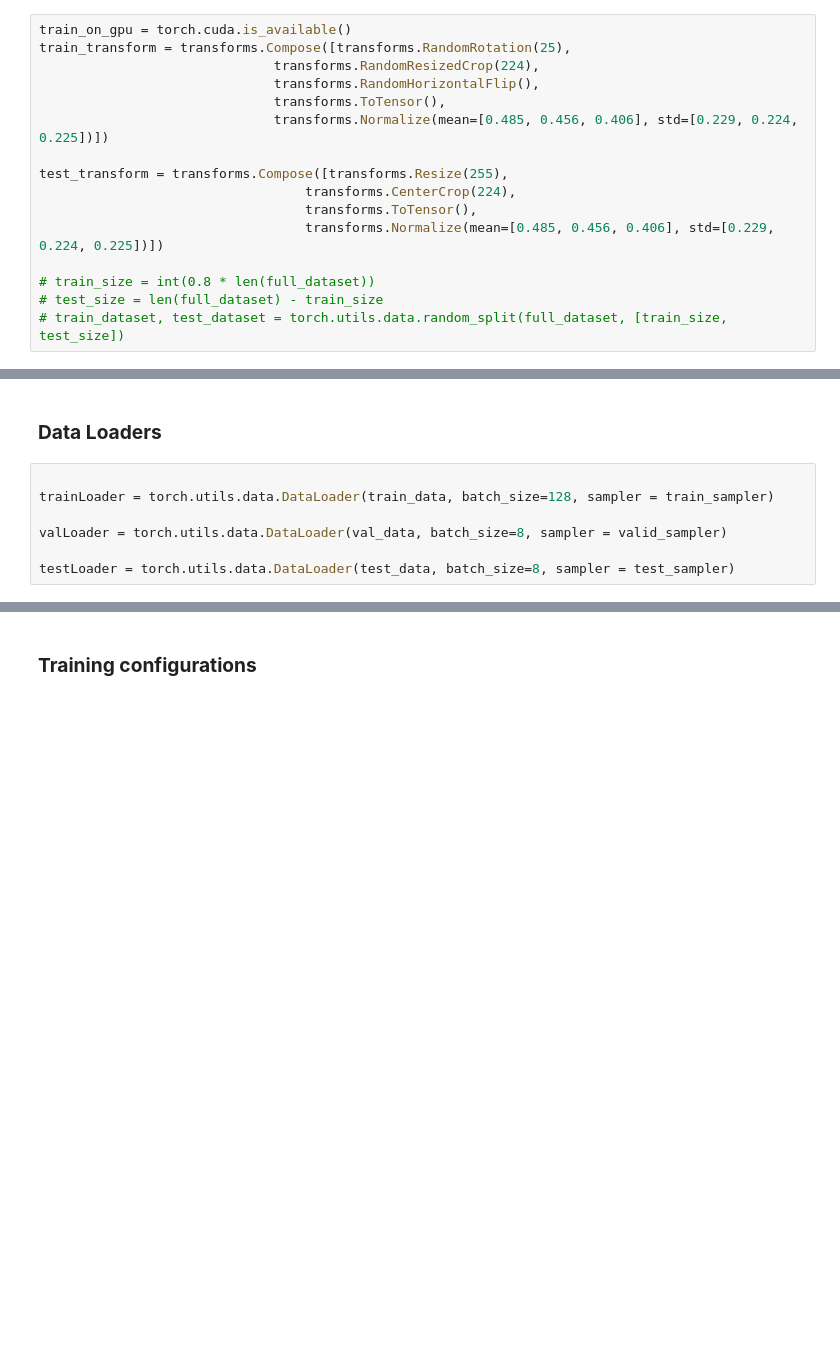
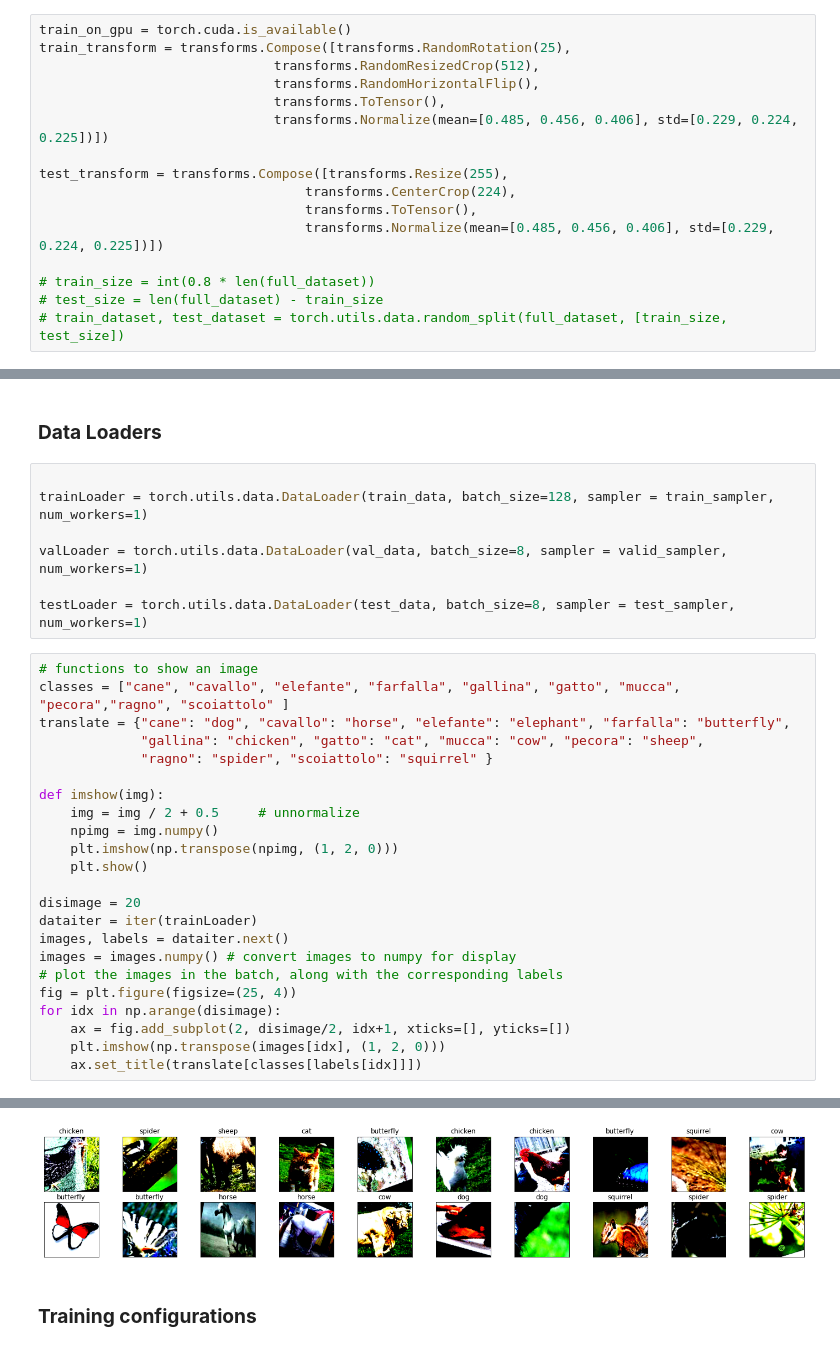
Before and after one commit to adnan119/Pytorch-Projects, a Jupyter notebook: InceptionNet/InceptionNet.ipynb, the cells around one changed output, grey strips where cells are left out. Drawn from its saved outputs; the diff is of its cells as text; blank space fills up the shorter version.

Commit message:
added image visualizations

```diff
--- a/InceptionNet/InceptionNet.ipynb
+++ b/InceptionNet/InceptionNet.ipynb
@@ -230,7 +245,7 @@ for dirname, _, filenames in os.walk('./raw-img/'):
 # %%
 train_on_gpu = torch.cuda.is_available()
 train_transform = transforms.Compose([transforms.RandomRotation(25),
-                              transforms.RandomResizedCrop(224),
+                              transforms.RandomResizedCrop(512),
                               transforms.RandomHorizontalFlip(),
                               transforms.ToTensor(),
                               transforms.Normalize(mean=[0.485, 0.456, 0.406], std=[0.229, 0.224, 0.225])])
@@ -293,8 +308,32 @@ print(len(test_sampler))
 ### **Data Loaders**
 # %%
 
-trainLoader = torch.utils.data.DataLoader(train_data, batch_size=128, sampler = train_sampler)
+trainLoader = torch.utils.data.DataLoader(train_data, batch_size=128, sampler = train_sampler, num_workers=1)
 
-valLoader = torch.utils.data.DataLoader(val_data, batch_size=8, sampler = valid_sampler)
+valLoader = torch.utils.data.DataLoader(val_data, batch_size=8, sampler = valid_sampler, num_workers=1)
 
-testLoader = torch.utils.data.DataLoader(test_data, batch_size=8, sampler = test_sampler)
+testLoader = torch.utils.data.DataLoader(test_data, batch_size=8, sampler = test_sampler, num_workers=1)
+# %%
+# functions to show an image
+classes = ["cane", "cavallo", "elefante", "farfalla", "gallina", "gatto", "mucca", "pecora","ragno", "scoiattolo" ]
+translate = {"cane": "dog", "cavallo": "horse", "elefante": "elephant", "farfalla": "butterfly",
+             "gallina": "chicken", "gatto": "cat", "mucca": "cow", "pecora": "sheep",
+             "ragno": "spider", "scoiattolo": "squirrel" }
+
+def imshow(img):
+    img = img / 2 + 0.5     # unnormalize
+    npimg = img.numpy()
+    plt.imshow(np.transpose(npimg, (1, 2, 0)))
+    plt.show()
+
+disimage = 20
+dataiter = iter(trainLoader)
+images, labels = dataiter.next()
+images = images.numpy() # convert images to numpy for display
+# plot the images in the batch, along with the corresponding labels
+fig = plt.figure(figsize=(25, 4))
+for idx in np.arange(disimage):
+    ax = fig.add_subplot(2, disimage/2, idx+1, xticks=[], yticks=[])
+    plt.imshow(np.transpose(images[idx], (1, 2, 0)))
+    ax.set_title(translate[classes[labels[idx]]])
+# %% [output]
@@ -301,3 +360,4 @@ testLoader = torch.utils.data.DataLoader(test_data, batch_size=8, sampler = test
+[figure, added]
 # %% [markdown]
 ### **Training configurations**
 # %%
```
Also changed, not shown: parts of 9 cells of this notebook.
